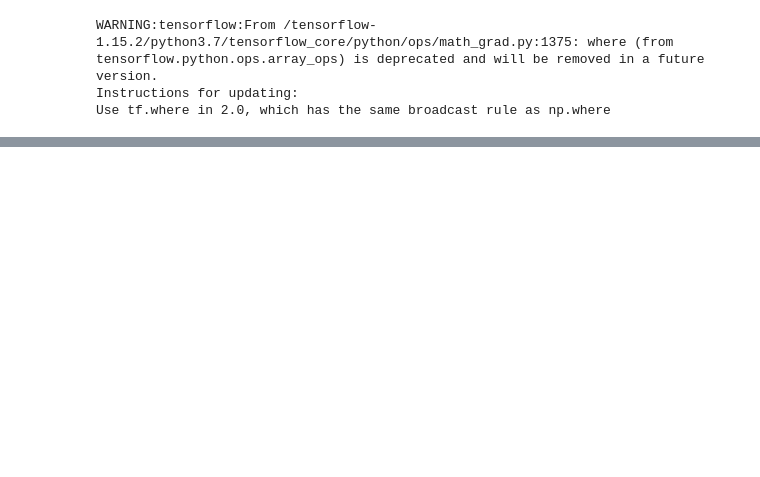
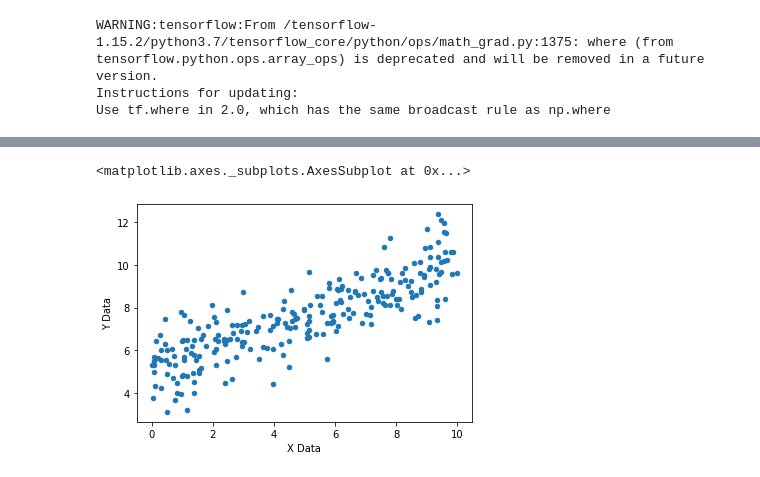
Before and after one commit to The-DarK-os/deep-learning, a Jupyter notebook: Tensorflow_basics.ipynb, the cells around one changed output, grey strips where cells are left out. Saved outputs shown, nothing was run; the diff lists cells and outputs as text; code cells hidden in the pictures; blank space fills up the shorter version.

```diff
--- a/Tensorflow_basics.ipynb
+++ b/Tensorflow_basics.ipynb
@@ -219,0 +321,12 @@ plt.plot(x_data,y_label,"o")
+# %%
+import pandas as pd
+x_data = np.linspace(0.0,10.0 , 1000000)
+noise = np.random.randn(len(x_data))
+y_true = (0.5 * x_data) + 5 + noise
+
+x_df = pd.DataFrame(data = x_data,columns = ["X Data"])
+y_df = pd.DataFrame(data = y_true , columns = ["Y Data"])
+
+
+my_data = pd.concat([x_df,y_df],axis=1)
+my_data.head()
@@ -219,0 +340,5 @@ plt.plot(x_data,y_label,"o")
+# %%
+my_data.sample(n=250).plot(kind= "scatter",x="X Data",y="Y Data")
+# %% [output]
+<matplotlib.axes._subplots.AxesSubplot at 0x...>
+[figure, added]
```
Also changed, not shown: parts of 33 cells of this notebook.
